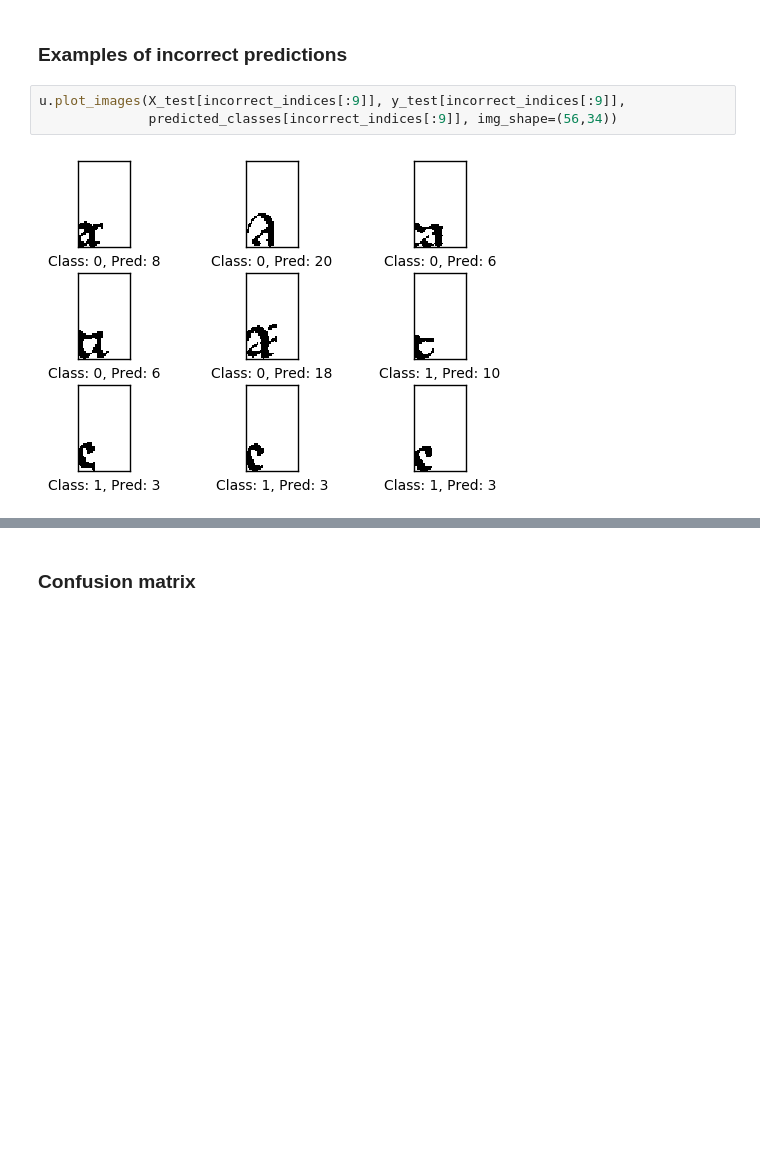
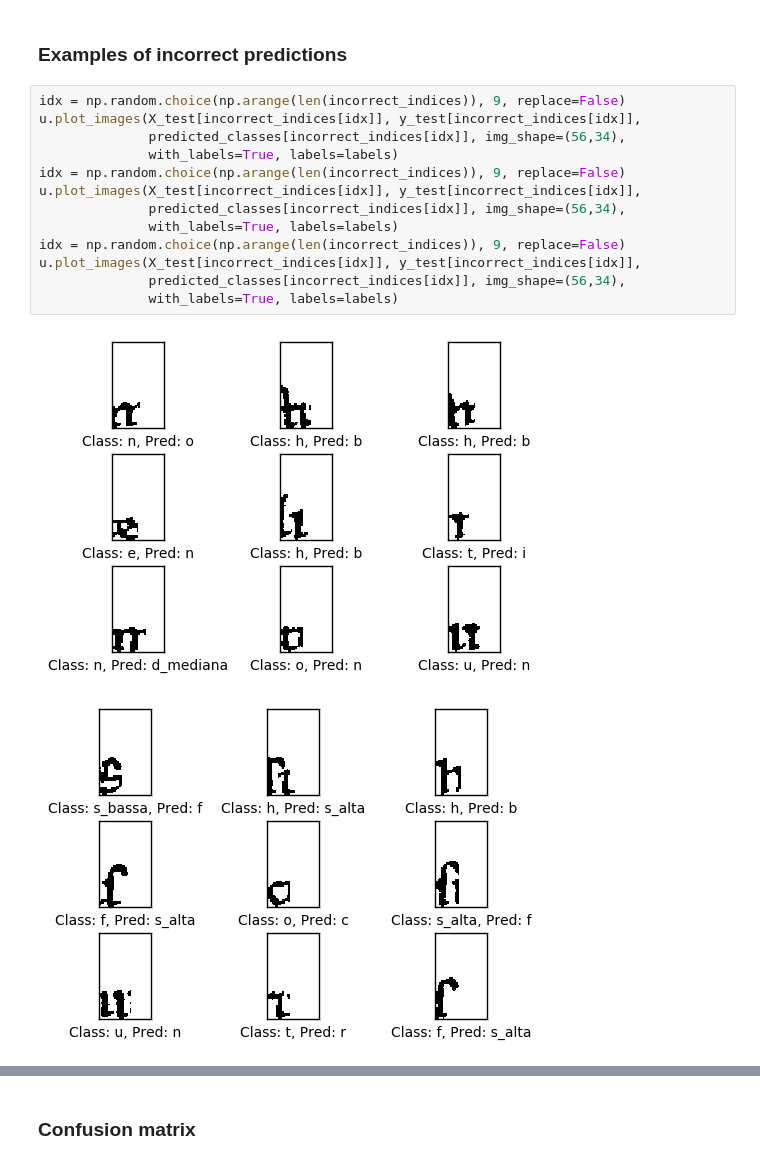
Before and after one commit to Kidel/In-Codice-Ratio-OCR-with-CNN, a Jupyter notebook: Notebooks/09_ICR-Test_22-classes.ipynb, the cells around one changed output, grey strips where cells are left out. Saved outputs shown, nothing was run; the diff lists cells and outputs as text; blank space fills up the shorter version.

```diff
--- a/Notebooks/09_ICR-Test_22-classes.ipynb
+++ b/Notebooks/09_ICR-Test_22-classes.ipynb
@@ -321,7 +333,18 @@ u.plot_images(X_test[correct_indices[:9]], y_test[correct_indices[:9]],
 # %% [markdown]
 ### Examples of incorrect predictions
-# %%
-u.plot_images(X_test[incorrect_indices[:9]], y_test[incorrect_indices[:9]],
-              predicted_classes[incorrect_indices[:9]], img_shape=(56,34))
-# %% [output]
-[figure, removed]
+# %%
+idx = np.random.choice(np.arange(len(incorrect_indices)), 9, replace=False)
+u.plot_images(X_test[incorrect_indices[idx]], y_test[incorrect_indices[idx]],
+              predicted_classes[incorrect_indices[idx]], img_shape=(56,34),
+              with_labels=True, labels=labels)
+idx = np.random.choice(np.arange(len(incorrect_indices)), 9, replace=False)
+u.plot_images(X_test[incorrect_indices[idx]], y_test[incorrect_indices[idx]],
+              predicted_classes[incorrect_indices[idx]], img_shape=(56,34),
+              with_labels=True, labels=labels)
+idx = np.random.choice(np.arange(len(incorrect_indices)), 9, replace=False)
+u.plot_images(X_test[incorrect_indices[idx]], y_test[incorrect_indices[idx]],
+              predicted_classes[incorrect_indices[idx]], img_shape=(56,34),
+              with_labels=True, labels=labels)
+# %% [output]
+[figure, added]
+[figure, added]
```
Also changed, not shown: parts of 4 cells of this notebook, 1 other file.
